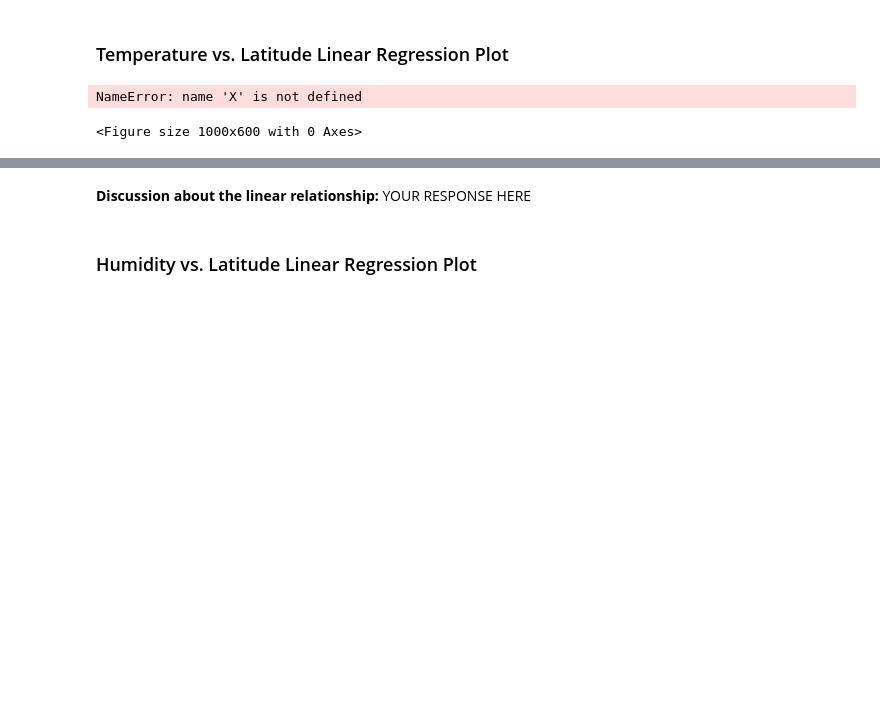
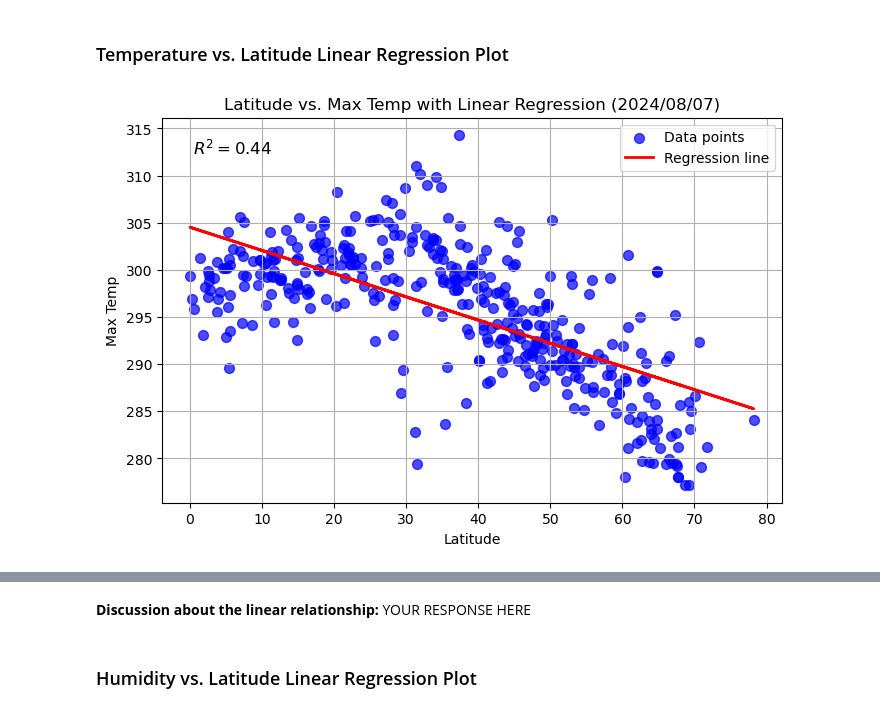
Before and after one commit to Daemch/python_api_challenge, a Jupyter notebook: WeatherPy/WeatherPy.ipynb, the cells around one changed output, grey strips where cells are left out. Saved outputs shown, nothing was run; the diff lists cells and outputs as text; code cells hidden in the pictures; blank space fills up the shorter version.

```diff
--- a/WeatherPy/WeatherPy.ipynb
+++ b/WeatherPy/WeatherPy.ipynb
@@ -311,40 +311,39 @@ southern_hemi_df.head()
 ###  Temperature vs. Latitude Linear Regression Plot
 # %%
 # Linear regression on Northern Hemisphere
-# Define a function to create Linear Regression plots
 def plot_linear_regression(df, x_col, y_col):
     # Extract the data
     X = df[x_col].values
     y = df[y_col].values
 
     # Perform linear regression
     slope, intercept, r_value, p_value, std_err = linregress(X, y)
 
-    # Predict values
+# Predict values
     y_pred = slope * X + intercept
 
-    # Get today's date
-    today_date = time.strftime('%Y/%m/%d')
-
     # Create scatter plot
-plt.figure(figsize=(10, 6))
-plt.scatter(X, y, color='blue', s=50, alpha=0.7, label='Data points')
-plt.plot(X, y_pred, color='red', linewidth=2, label='Regression line')
+    plt.figure(figsize=(8, 5))
+    plt.scatter(X, y, color='blue', s=50, alpha=0.7, label='Data points')
+    plt.plot(X, y_pred, color='red', linewidth=2, label='Regression line')
 
     # Add titles and labels
-plt.title(f'{x_col} vs. {y_col} with Linear Regression ({today_date})')
-plt.xlabel(x_col)
-plt.ylabel(y_col)
+    plt.title(f'{x_col} vs. {y_col} with Linear Regression ({today_date})')
+    plt.xlabel(x_col)
+    plt.ylabel(y_col)
 
-    # Display R² value on the plot
-plt.text(0.05, 0.95, f'$R^2 = {r_value**2:.2f}$', transform=plt.gca().transAxes, fontsize=12, verticalalignment='top')
+# Display R² value on the plot
+    plt.text(0.05, 0.95, f'$R^2 = {r_value**2:.2f}$', transform=plt.gca().transAxes, fontsize=12, verticalalignment='top')
 
     # Show grid and legend
-plt.grid(True)
-plt.legend()
+    plt.grid(True)
+    plt.legend()
 
     # Show plot
-plt.show()
+    plt.show()
+
+# Example usage:
+
+plot_linear_regression(northern_hemi_df, 'Latitude', 'Max Temp')
 # %% [output]
-NameError: name 'X' is not defined
-<Figure size 1000x600 with 0 Axes>
+[figure, added]
```
Also changed, not shown: parts of 25 cells of this notebook, 1 other file.
